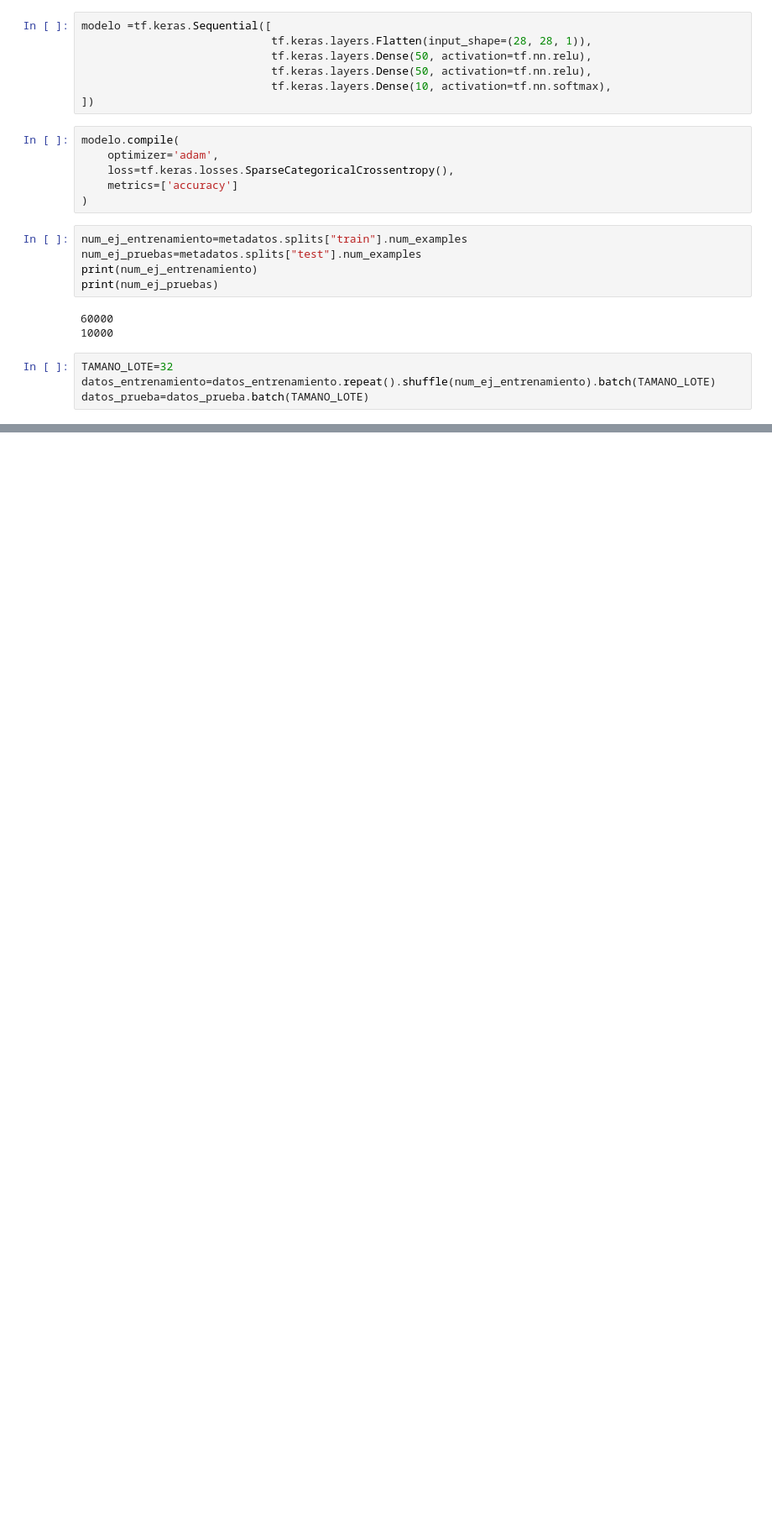
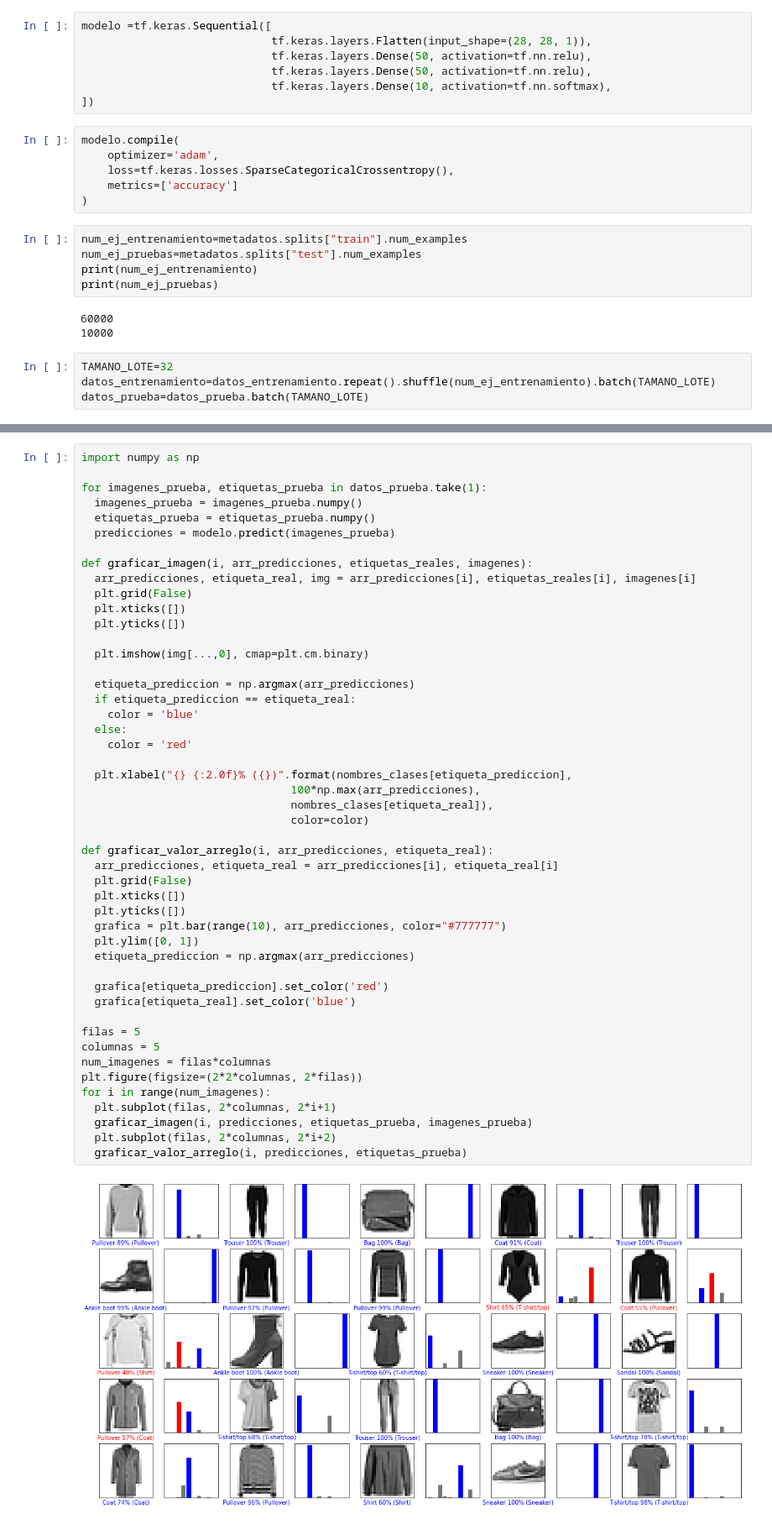
Before and after one commit to yosbel-penate/AppEFThreading, a Jupyter notebook: Clasificador_imagenes_ropa_RNN.ipynb, the cells around one changed output, grey strips where cells are left out. Shown: that part at 84% size. Drawn from its saved outputs; the diff is of its cells as text; blank space fills up the shorter version.

```diff
--- a/Clasificador_imagenes_ropa_RNN.ipynb
+++ b/Clasificador_imagenes_ropa_RNN.ipynb
@@ -94,0 +95,50 @@ plt.plot(historial.history["loss"])
+# %%
+import numpy as np
+
+for imagenes_prueba, etiquetas_prueba in datos_prueba.take(1):
+  imagenes_prueba = imagenes_prueba.numpy()
+  etiquetas_prueba = etiquetas_prueba.numpy()
+  predicciones = modelo.predict(imagenes_prueba)
+
+def graficar_imagen(i, arr_predicciones, etiquetas_reales, imagenes):
+  arr_predicciones, etiqueta_real, img = arr_predicciones[i], etiquetas_reales[i], imagenes[i]
+  plt.grid(False)
+  plt.xticks([])
+  plt.yticks([])
+
+  plt.imshow(img[...,0], cmap=plt.cm.binary)
+
+  etiqueta_prediccion = np.argmax(arr_predicciones)
+  if etiqueta_prediccion == etiqueta_real:
+    color = 'blue'
+  else:
+    color = 'red'
+
+  plt.xlabel("{} {:2.0f}% ({})".format(nombres_clases[etiqueta_prediccion],
+                                100*np.max(arr_predicciones),
+                                nombres_clases[etiqueta_real]),
+                                color=color)
+
+def graficar_valor_arreglo(i, arr_predicciones, etiqueta_real):
+  arr_predicciones, etiqueta_real = arr_predicciones[i], etiqueta_real[i]
+  plt.grid(False)
+  plt.xticks([])
+  plt.yticks([])
+  grafica = plt.bar(range(10), arr_predicciones, color="#777777")
+  plt.ylim([0, 1])
+  etiqueta_prediccion = np.argmax(arr_predicciones)
+
+  grafica[etiqueta_prediccion].set_color('red')
+  grafica[etiqueta_real].set_color('blue')
+
+filas = 5
+columnas = 5
+num_imagenes = filas*columnas
+plt.figure(figsize=(2*2*columnas, 2*filas))
+for i in range(num_imagenes):
+  plt.subplot(filas, 2*columnas, 2*i+1)
+  graficar_imagen(i, predicciones, etiquetas_prueba, imagenes_prueba)
+  plt.subplot(filas, 2*columnas, 2*i+2)
+  graficar_valor_arreglo(i, predicciones, etiquetas_prueba)
+# %% [output]
+[figure, added]
```
Also changed, not shown: parts of 8 cells of this notebook.
